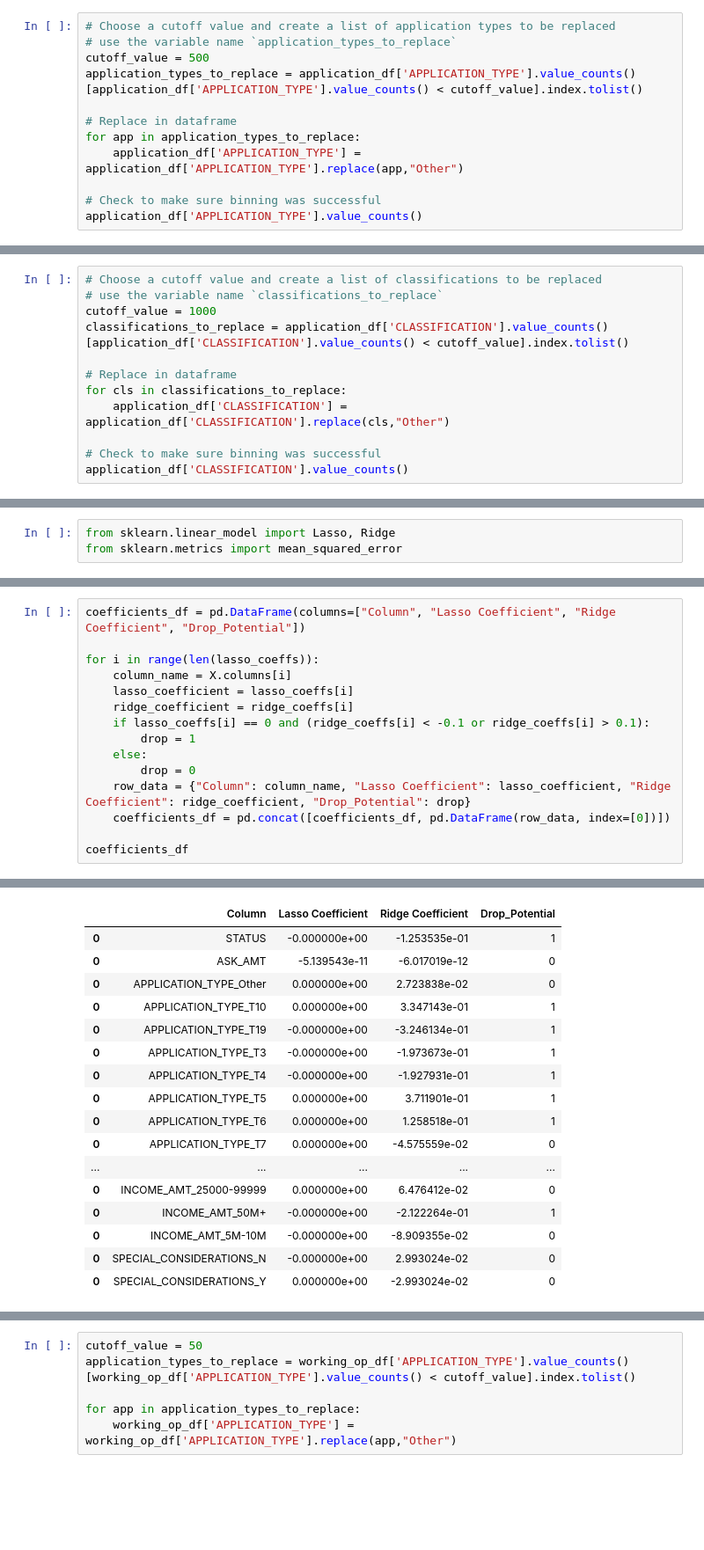
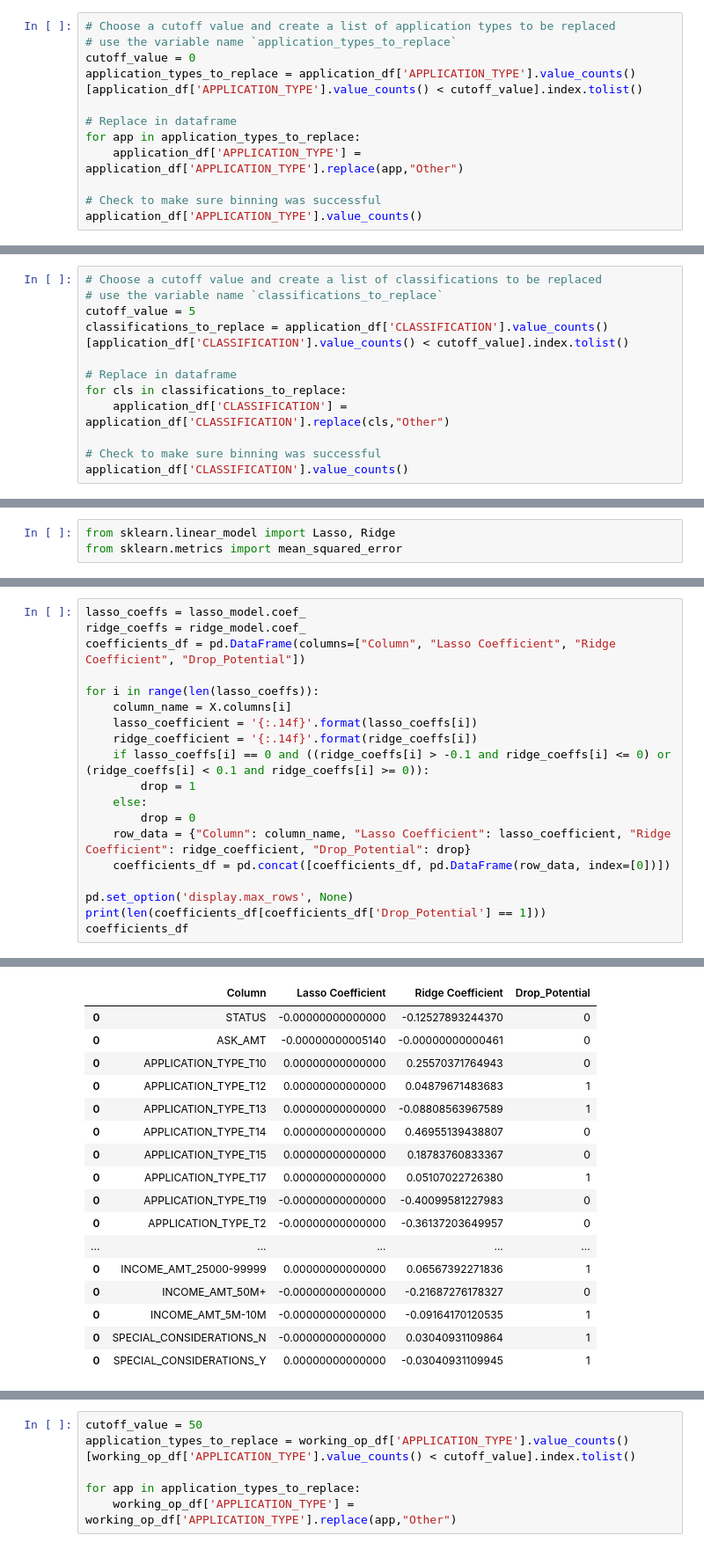
Before and after one commit to mlister3/Funding_Deep_Learning, a Jupyter notebook: Starter_Code.ipynb, the cells around one changed output, grey strips where cells are left out. Shown at 88% size. Drawn from its saved outputs; the diff is of its cells as text; blank space fills up the shorter version.

```diff
--- a/Starter_Code.ipynb
+++ b/Starter_Code.ipynb
@@ -61,7 +58,7 @@ Name: APPLICATION_TYPE, dtype: int64
 # %%
 # Choose a cutoff value and create a list of application types to be replaced
 # use the variable name `application_types_to_replace`
-cutoff_value = 500
+cutoff_value = 0
 application_types_to_replace = application_df['APPLICATION_TYPE'].value_counts()[application_df['APPLICATION_TYPE'].value_counts() < cutoff_value].index.tolist()
 
 # Replace in dataframe
@@ -122,7 +127,7 @@ Name: CLASSIFICATION, dtype: int64
 # %%
 # Choose a cutoff value and create a list of classifications to be replaced
 # use the variable name `classifications_to_replace`
-cutoff_value = 1000
+cutoff_value = 5
 classifications_to_replace = application_df['CLASSIFICATION'].value_counts()[application_df['CLASSIFICATION'].value_counts() < cutoff_value].index.tolist()
 
 # Replace in dataframe
@@ -300,16 +299,20 @@ print(ridge_coeffs)
 # %%
+lasso_coeffs = lasso_model.coef_
+ridge_coeffs = ridge_model.coef_
 coefficients_df = pd.DataFrame(columns=["Column", "Lasso Coefficient", "Ridge Coefficient", "Drop_Potential"])
 
 for i in range(len(lasso_coeffs)):
     column_name = X.columns[i]
-    lasso_coefficient = lasso_coeffs[i]
-    ridge_coefficient = ridge_coeffs[i]
-    if lasso_coeffs[i] == 0 and (ridge_coeffs[i] < -0.1 or ridge_coeffs[i] > 0.1):
+    lasso_coefficient = '{:.14f}'.format(lasso_coeffs[i])
+    ridge_coefficient = '{:.14f}'.format(ridge_coeffs[i])
+    if lasso_coeffs[i] == 0 and ((ridge_coeffs[i] > -0.1 and ridge_coeffs[i] <= 0) or (ridge_coeffs[i] < 0.1 and ridge_coeffs[i] >= 0)):
         drop = 1
     else:
         drop = 0
     row_data = {"Column": column_name, "Lasso Coefficient": lasso_coefficient, "Ridge Coefficient": ridge_coefficient, "Drop_Potential": drop}
     coefficients_df = pd.concat([coefficients_df, pd.DataFrame(row_data, index=[0])])
 
+pd.set_option('display.max_rows', None)
+print(len(coefficients_df[coefficients_df['Drop_Potential'] == 1]))
 coefficients_df
 # %% [output]
@@ -316,17 +320,17 @@ coefficients_df
 |  | Column | Lasso Coefficient | Ridge Coefficient | Drop_Potential |
-| 0 | STATUS | -0.000000e+00 | -1.253535e-01 | 1 |
-| 0 | ASK_AMT | -5.139543e-11 | -6.017019e-12 | 0 |
-| 0 | APPLICATION_TYPE_Other | 0.000000e+00 | 2.723838e-02 | 0 |
-| 0 | APPLICATION_TYPE_T10 | 0.000000e+00 | 3.347143e-01 | 1 |
-| 0 | APPLICATION_TYPE_T19 | -0.000000e+00 | -3.246134e-01 | 1 |
-| 0 | APPLICATION_TYPE_T3 | -0.000000e+00 | -1.973673e-01 | 1 |
-| 0 | APPLICATION_TYPE_T4 | -0.000000e+00 | -1.927931e-01 | 1 |
-| 0 | APPLICATION_TYPE_T5 | 0.000000e+00 | 3.711901e-01 | 1 |
-| 0 | APPLICATION_TYPE_T6 | 0.000000e+00 | 1.258518e-01 | 1 |
-| 0 | APPLICATION_TYPE_T7 | 0.000000e+00 | -4.575559e-02 | 0 |
+| 0 | STATUS | -0.00000000000000 | -0.12527893244370 | 0 |
+| 0 | ASK_AMT | -0.00000000005140 | -0.00000000000461 | 0 |
+| 0 | APPLICATION_TYPE_T10 | 0.00000000000000 | 0.25570371764943 | 0 |
+| 0 | APPLICATION_TYPE_T12 | 0.00000000000000 | 0.04879671483683 | 1 |
+| 0 | APPLICATION_TYPE_T13 | 0.00000000000000 | -0.08808563967589 | 1 |
+| 0 | APPLICATION_TYPE_T14 | 0.00000000000000 | 0.46955139438807 | 0 |
+| 0 | APPLICATION_TYPE_T15 | 0.00000000000000 | 0.18783760833367 | 0 |
+| 0 | APPLICATION_TYPE_T17 | 0.00000000000000 | 0.05107022726380 | 1 |
+| 0 | APPLICATION_TYPE_T19 | -0.00000000000000 | -0.40099581227983 | 0 |
+| 0 | APPLICATION_TYPE_T2 | -0.00000000000000 | -0.36137203649957 | 0 |
 | ... | ... | ... | ... | ... |
-| 0 | INCOME_AMT_25000-99999 | 0.000000e+00 | 6.476412e-02 | 0 |
-| 0 | INCOME_AMT_50M+ | -0.000000e+00 | -2.122264e-01 | 1 |
-| 0 | INCOME_AMT_5M-10M | -0.000000e+00 | -8.909355e-02 | 0 |
-| 0 | SPECIAL_CONSIDERATIONS_N | -0.000000e+00 | 2.993024e-02 | 0 |
-| 0 | SPECIAL_CONSIDERATIONS_Y | 0.000000e+00 | -2.993024e-02 | 0 |
+| 0 | INCOME_AMT_25000-99999 | 0.00000000000000 | 0.06567392271836 | 1 |
+| 0 | INCOME_AMT_50M+ | -0.00000000000000 | -0.21687276178327 | 0 |
+| 0 | INCOME_AMT_5M-10M | -0.00000000000000 | -0.09164170120535 | 1 |
+| 0 | SPECIAL_CONSIDERATIONS_N | -0.00000000000000 | 0.03040931109864 | 1 |
+| 0 | SPECIAL_CONSIDERATIONS_Y | 0.00000000000000 | -0.03040931109945 | 1 |
```
Also changed, not shown: parts of 20 cells of this notebook.
